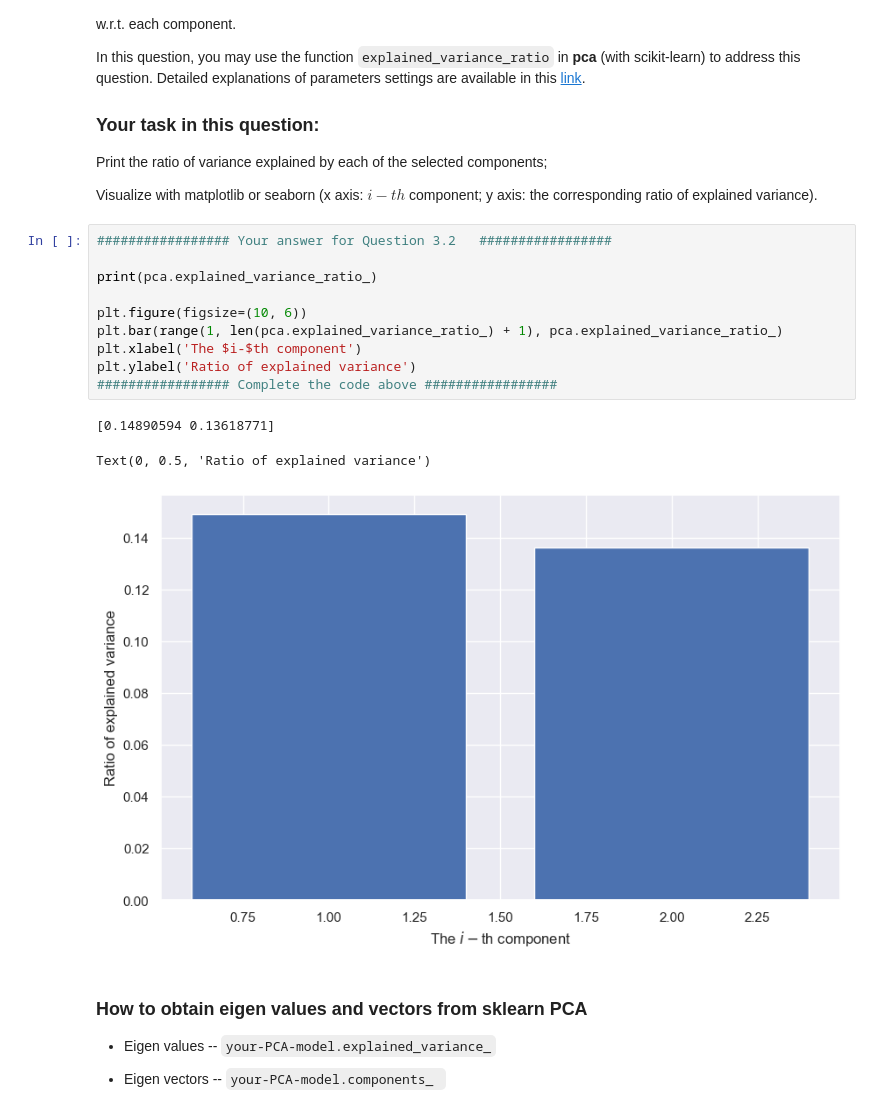
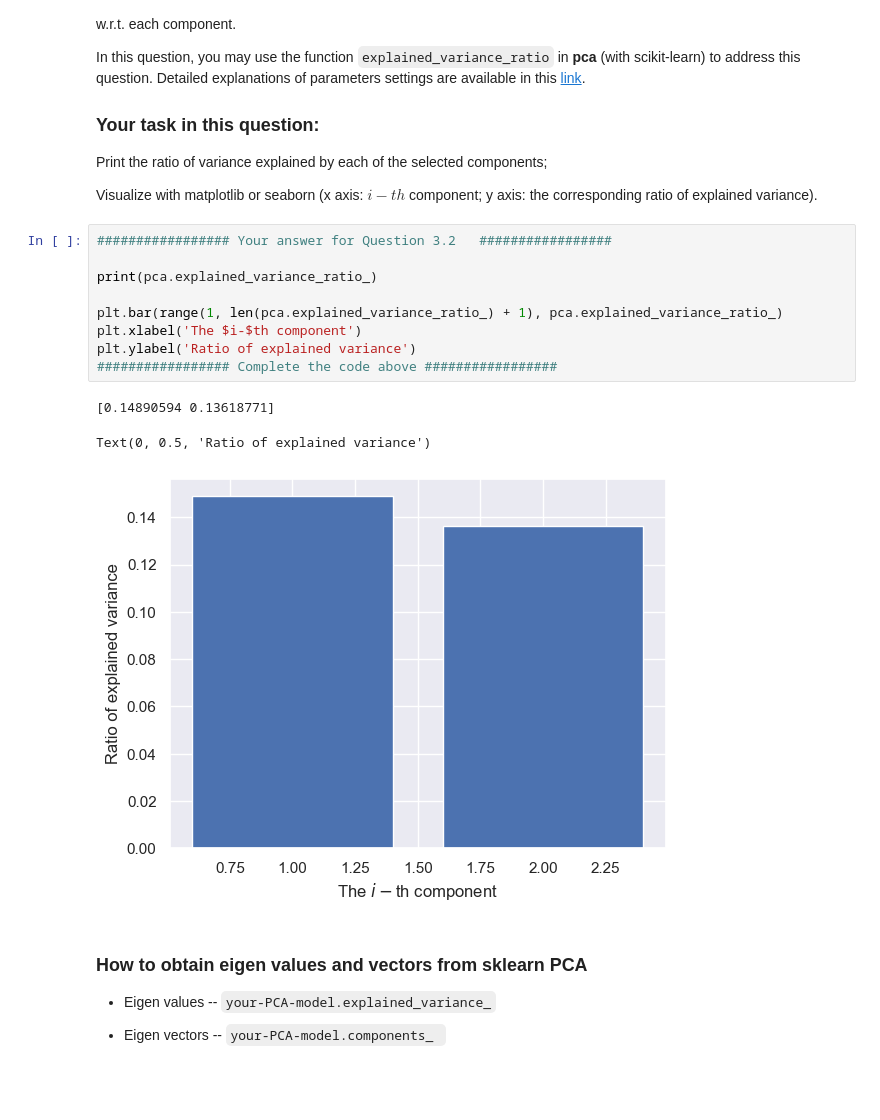
Before and after one commit to richsi/CSE142, a Jupyter notebook: Assignment2/Assignment2.ipynb, the cells around one changed output. Saved outputs shown, nothing was run; the diff lists cells and outputs as text; blank space fills up the shorter version.

```diff
--- a/Assignment2/Assignment2.ipynb
+++ b/Assignment2/Assignment2.ipynb
@@ -390,17 +391,16 @@ Visualize with matplotlib or seaborn (x axis: $i-th$ component; y axis: the corr
 # %%
 ################# Your answer for Question 3.2   #################
 
 print(pca.explained_variance_ratio_)
 
-plt.figure(figsize=(10, 6))
 plt.bar(range(1, len(pca.explained_variance_ratio_) + 1), pca.explained_variance_ratio_)
 plt.xlabel('The $i-$th component')
 plt.ylabel('Ratio of explained variance')
 ################# Complete the code above #################
 # %% [output]
 [0.14890594 0.13618771]
 Text(0, 0.5, 'Ratio of explained variance')
-[figure, old version]
+[figure, new version]
 # %% [markdown]
 ### How to obtain eigen values and vectors from sklearn PCA
 
```
Also changed, not shown: parts of 8 cells of this notebook.
